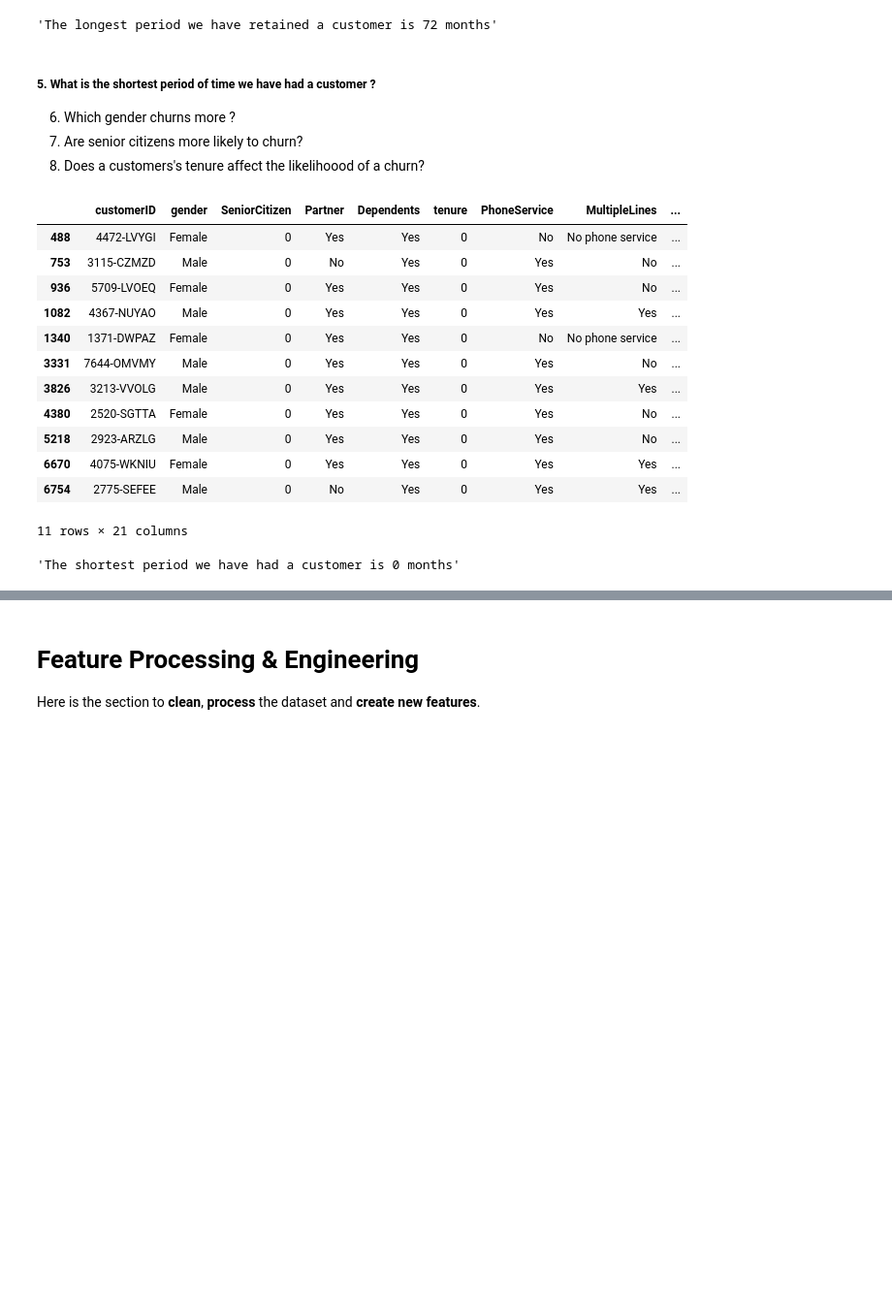
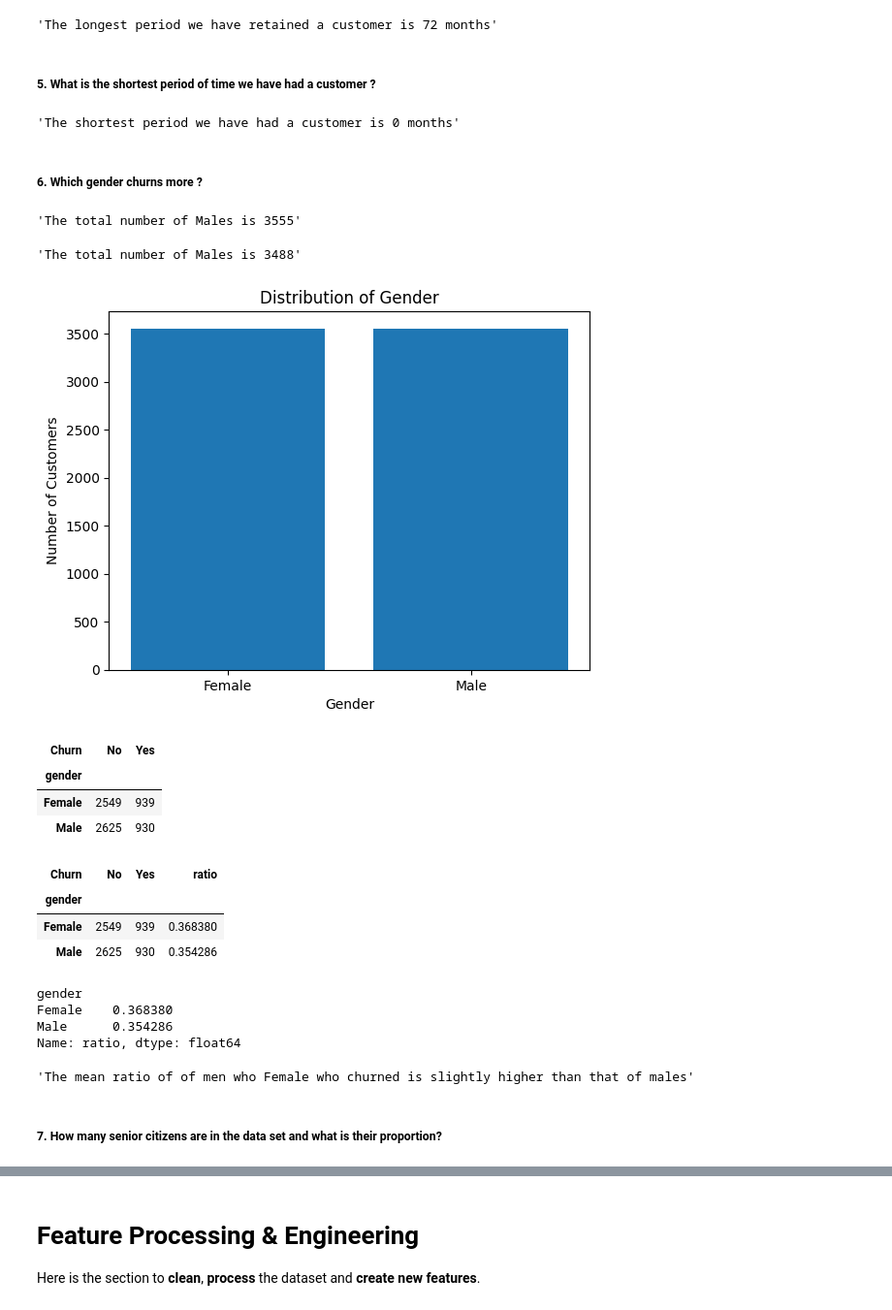
Before and after one commit to Gilbert-B/Predicting-Customer-Churn, a Jupyter notebook: Data/Predicting_Customer_Churn.ipynb, the cells around one changed output, grey strips where cells are left out. Shown at 97% size. Cells and saved outputs as stored; diff of their text form; code cells hidden in the pictures; blank space fills up the shorter version.

```diff
--- a/Data/Predicting_Customer_Churn.ipynb
+++ b/Data/Predicting_Customer_Churn.ipynb
@@ -275,29 +274,67 @@ f'The longest period we have retained a customer is {max_tenure} months'
 'The longest period we have retained a customer is 72 months'
 # %% [markdown]
 ##### 5. What is the shortest period of time we have had a customer ?
-6. Which gender churns more ?
-7. Are senior citizens more likely to churn?
-8. Does a customers's tenure affect the likelihoood of a churn?
-# %%
-zero_tenure = data[data['tenure']==0]
-zero_tenure
-# %% [output]
-|  | customerID | gender | SeniorCitizen | Partner | Dependents | tenure | PhoneService | MultipleLines | ... |
-| 488 | 4472-LVYGI | Female | 0 | Yes | Yes | 0 | No | No phone service | ... |
-| 753 | 3115-CZMZD | Male | 0 | No | Yes | 0 | Yes | No | ... |
-| 936 | 5709-LVOEQ | Female | 0 | Yes | Yes | 0 | Yes | No | ... |
-| 1082 | 4367-NUYAO | Male | 0 | Yes | Yes | 0 | Yes | Yes | ... |
-| 1340 | 1371-DWPAZ | Female | 0 | Yes | Yes | 0 | No | No phone service | ... |
-| 3331 | 7644-OMVMY | Male | 0 | Yes | Yes | 0 | Yes | No | ... |
-| 3826 | 3213-VVOLG | Male | 0 | Yes | Yes | 0 | Yes | Yes | ... |
-| 4380 | 2520-SGTTA | Female | 0 | Yes | Yes | 0 | Yes | No | ... |
-| 5218 | 2923-ARZLG | Male | 0 | Yes | Yes | 0 | Yes | No | ... |
-| 6670 | 4075-WKNIU | Female | 0 | Yes | Yes | 0 | Yes | Yes | ... |
-| 6754 | 2775-SEFEE | Male | 0 | No | Yes | 0 | Yes | Yes | ... |
-11 rows × 21 columns
 # %%
 min_tenure = data["tenure"].min()
 
 f'The shortest period we have had a customer is {min_tenure} months'
 # %% [output]
 'The shortest period we have had a customer is 0 months'
+# %% [markdown]
+##### 6. Which gender churns more ?
+# %%
+#count the number of males
+gender_counts = data['gender'].value_counts()
+num_males=gender_counts['Male']
+f'The total number of Males is {num_males}'
+# %% [output]
+'The total number of Males is 3555'
+# %%
+#count the number of females
+num_females=gender_counts['Female']
+f'The total number of Males is {num_females}'
+# %% [output]
+'The total number of Males is 3488'
+# %%
+# create a bar chart to visualize the results
+labels = ['Female', 'Male']
+values = [len(data) - num_females, num_males]
+plt.bar(labels, values)
+plt.title('Distribution of Gender')
+plt.xlabel('Gender')
+plt.ylabel('Number of Customers')
+plt.show()
+# %% [output]
+[figure, added]
+# %%
+# finding the number of  customers who churn and those that did not by gender
+gender= data.groupby("gender")["Churn"].value_counts().unstack()
+gender
+# %% [output]
+| Churn | No | Yes |
+| gender |  |  |
+| Female | 2549 | 939 |
+| Male | 2625 | 930 |
+# %%
+# calculating the ratio of yes to no by gender
+gender['ratio'] = gender['Yes'] / gender['No']
+gender
+# %% [output]
+| Churn | No | Yes | ratio |
+| gender |  |  |  |
+| Female | 2549 | 939 | 0.368380 |
+| Male | 2625 | 930 | 0.354286 |
+# %%
+mean_ratio_by_gender = gender.groupby('gender')['ratio'].mean()
+mean_ratio_by_gender
+# %% [output]
+gender
+Female    0.368380
+Male      0.354286
+Name: ratio, dtype: float64
+# %%
+f'The mean ratio of of men who Female who churned is slightly higher than that of males'
+# %% [output]
+'The mean ratio of of men who Female who churned is slightly higher than that of males'
+# %% [markdown]
+##### 7. How many senior citizens are in the data set and what is their proportion?
```
Also changed, not shown: parts of 56 cells of this notebook.
